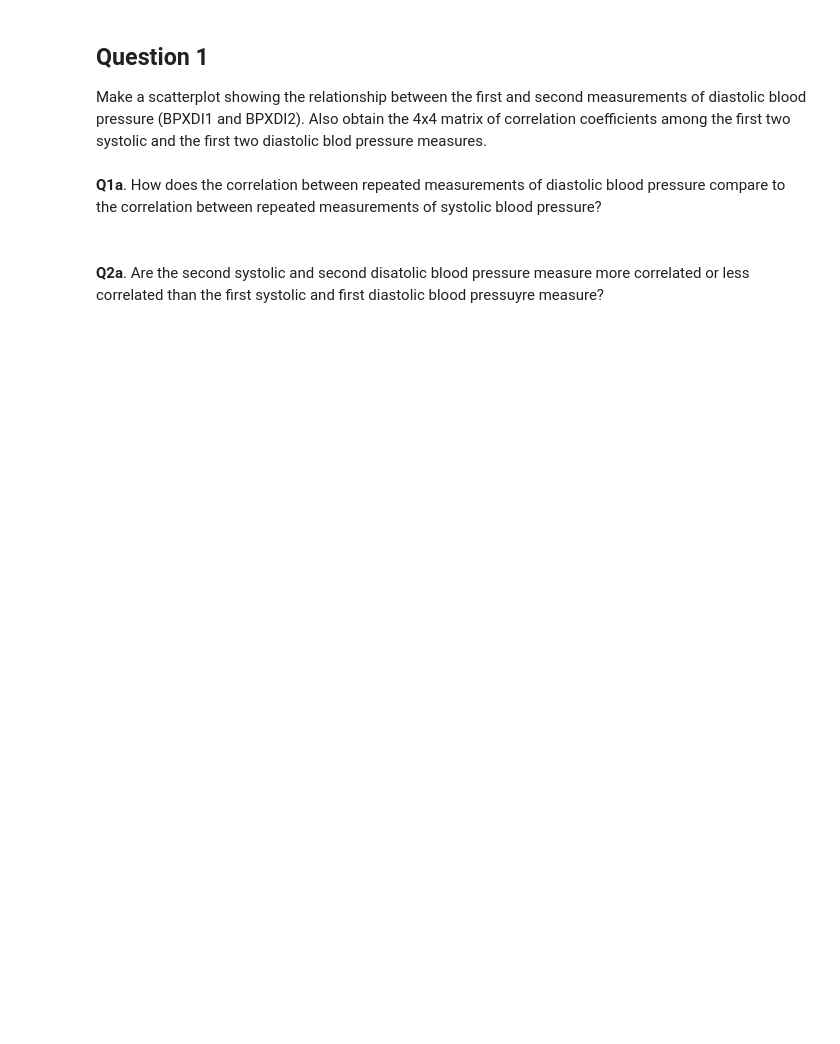
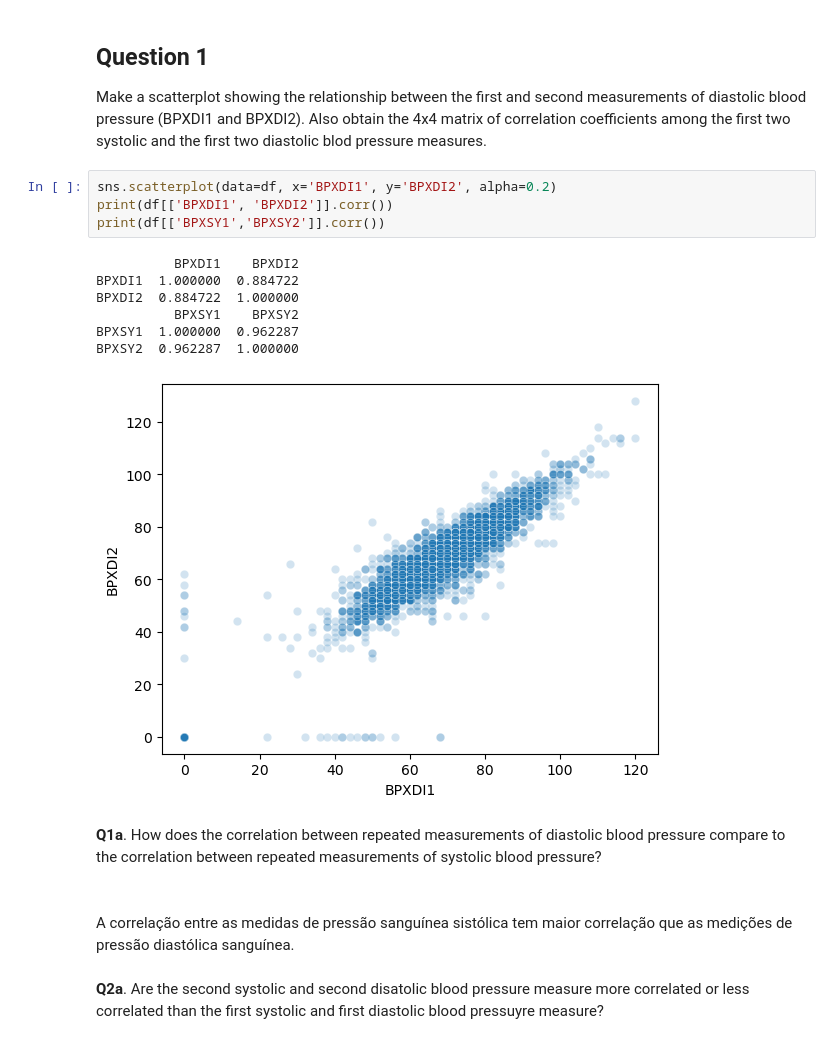
Before and after one commit to b-siani/geo-path, a Jupyter notebook: notebooks/courses/statistics_python/nhanes_multivariate_practice.ipynb, the cells around one changed output. Saved outputs shown, nothing was run; the diff lists cells and outputs as text; blank space fills up the shorter version.

```diff
--- a/notebooks/courses/statistics_python/nhanes_multivariate_practice.ipynb
+++ b/notebooks/courses/statistics_python/nhanes_multivariate_practice.ipynb
@@ -15,7 +22,21 @@ df.columns
 # %% [markdown]
 ## Question 1
 Make a scatterplot showing the relationship between the first and second measurements of diastolic blood pressure (BPXDI1 and BPXDI2). Also obtain the 4x4 matrix of correlation coefficients among the first two systolic and the first two diastolic blod pressure measures.
+# %%
+sns.scatterplot(data=df, x='BPXDI1', y='BPXDI2', alpha=0.2)
+print(df[['BPXDI1', 'BPXDI2']].corr())
+print(df[['BPXSY1','BPXSY2']].corr())
+# %% [output]
+          BPXDI1    BPXDI2
+BPXDI1  1.000000  0.884722
+BPXDI2  0.884722  1.000000
+          BPXSY1    BPXSY2
+BPXSY1  1.000000  0.962287
+BPXSY2  0.962287  1.000000
+[figure, added]
 # %% [markdown]
 **Q1a**. How does the correlation between repeated measurements of diastolic blood pressure compare to the correlation between repeated measurements of systolic blood pressure?<br><br>
+# %% [markdown]
+A correlação entre as medidas de pressão sanguínea sistólica tem maior correlação que as medições de pressão diastólica sanguínea.
 # %% [markdown]
 **Q2a**. Are the second systolic and second disatolic blood pressure measure more correlated or less correlated than the first systolic and first diastolic blood pressuyre measure?
```
Also changed, not shown: parts of 6 cells of this notebook, 3 other files.
